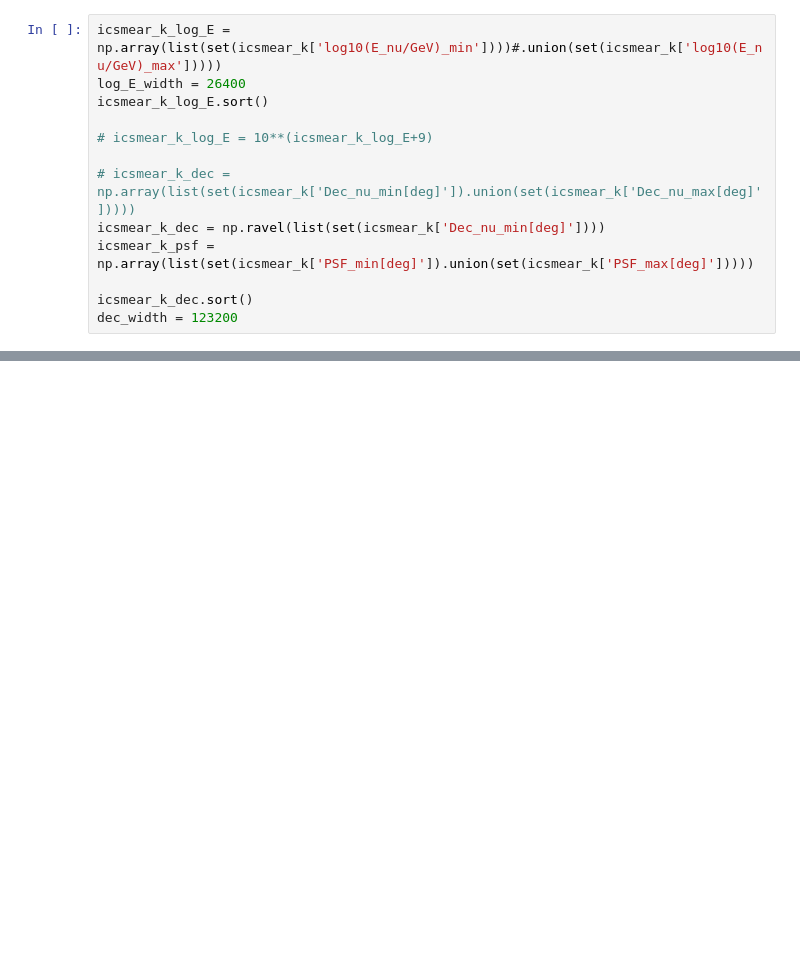
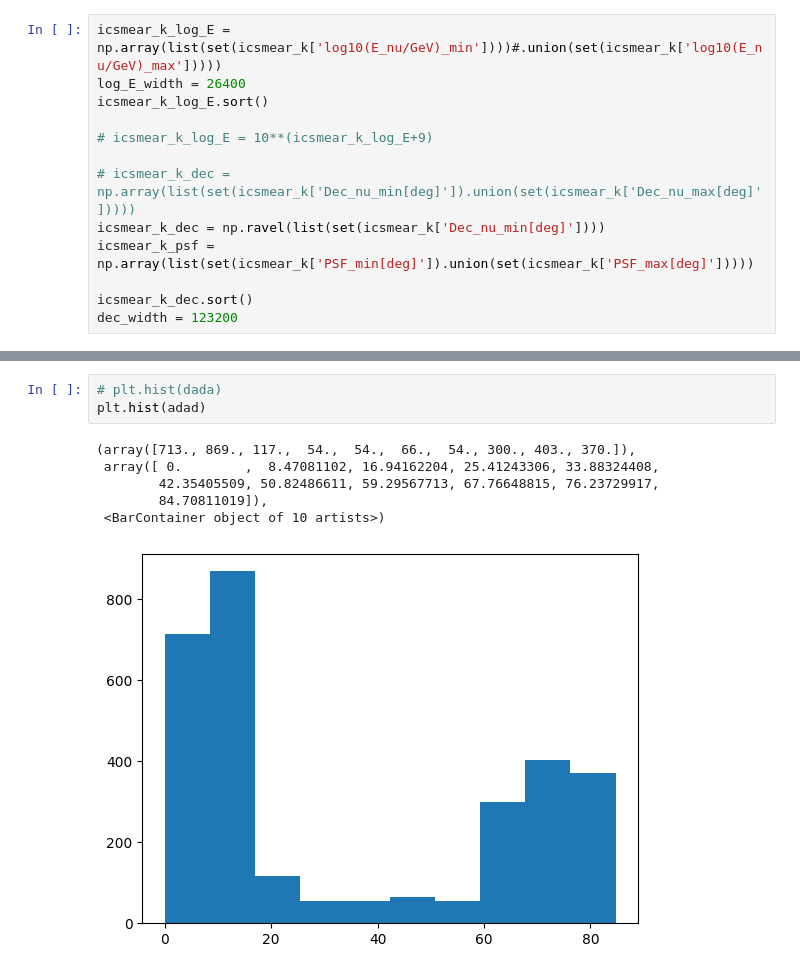
Before and after one commit to DarkWake9/IceCube-Package, a Jupyter notebook: package/task4w_syn_nu_smear.ipynb, the cells around one changed output, grey strips where cells are left out. Drawn from its saved outputs; the diff is of its cells as text; blank space fills up the shorter version.

```diff
--- a/package/task4w_syn_nu_smear.ipynb
+++ b/package/task4w_syn_nu_smear.ipynb
@@ -295,0 +302,10 @@ Done with season 9
+# %%
+# plt.hist(dada)
+plt.hist(adad)
+# %% [output]
+(array([713., 869., 117.,  54.,  54.,  66.,  54., 300., 403., 370.]),
+ array([ 0.        ,  8.47081102, 16.94162204, 25.41243306, 33.88324408,
+        42.35405509, 50.82486611, 59.29567713, 67.76648815, 76.23729917,
+        84.70811019]),
+ <BarContainer object of 10 artists>)
+[figure, added]
```
Also changed, not shown: parts of 4 cells of this notebook, 13 other files.
